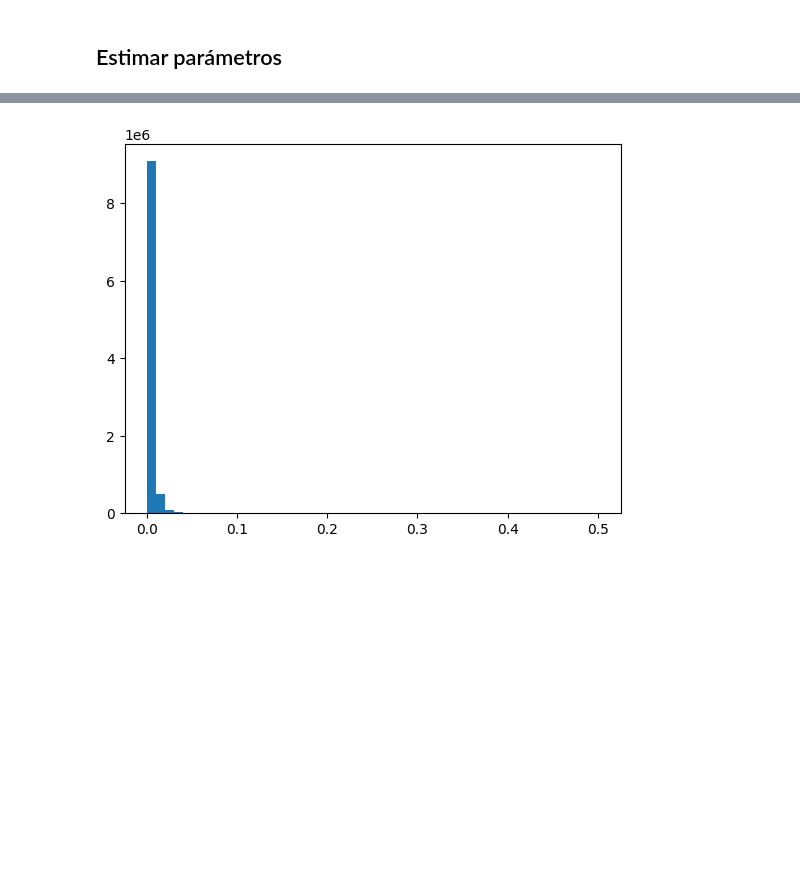
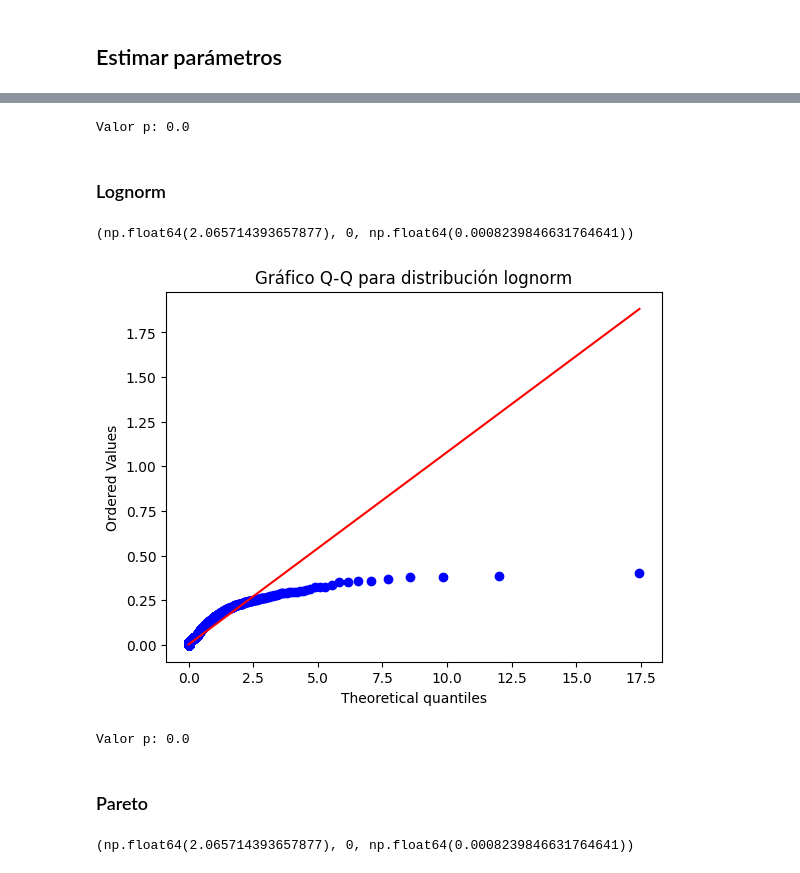
Before and after one commit to TheMexicanTarzan/Reto-COPPEL, a Jupyter notebook: Análisis_COPPEL.ipynb, the cells around one changed output, grey strips where cells are left out. Drawn from its saved outputs; the diff is of its cells as text; code cells hidden in the pictures; blank space fills up the shorter version.

```diff
--- a/Análisis_COPPEL.ipynb
+++ b/Análisis_COPPEL.ipynb
@@ -433,0 +425,2 @@ y = expon(scale=1/lambda_est).cdf(x)
+# %%
+muestra = retail['Tiempo_espera'].sample(frac=0.1)
@@ -434,6 +473,30 @@ y = expon(scale=1/lambda_est).cdf(x)
+# %%
+resultado = kstest(muestra, 'gamma', args=params_gamma)
+print(f"Valor p: {resultado.pvalue}")
+# %% [output]
+Valor p: 0.0
+# %% [markdown]
+### Lognorm
+# %%
+params_lognorm = lognorm.fit(muestra, floc=0)
+print(params_lognorm)
+# %% [output]
+(np.float64(2.065714393657877), 0, np.float64(0.0008239846631764641))
 # %%
-plt.hist(retail['Tiempo_espera'], bins=50)
-plt
+probplot(muestra, dist='lognorm', sparams=params_lognorm, plot=plt)
+plt.title("Gráfico Q-Q para distribución lognorm")
 plt.show()
 # %% [output]
-[figure, old version]
+[figure, new version]
+# %%
+resultado = kstest(muestra, 'pareto', args=params)
+print(f"Valor p: {resultado.pvalue}")
+# %% [output]
+Valor p: 0.0
+# %% [markdown]
+### Pareto
+# %%
+params_pareto = lognorm.fit(muestra, floc=0)
+print(params_pareto)
+# %% [output]
+(np.float64(2.065714393657877), 0, np.float64(0.0008239846631764641))
```
Also changed, not shown: parts of 24 cells of this notebook.
